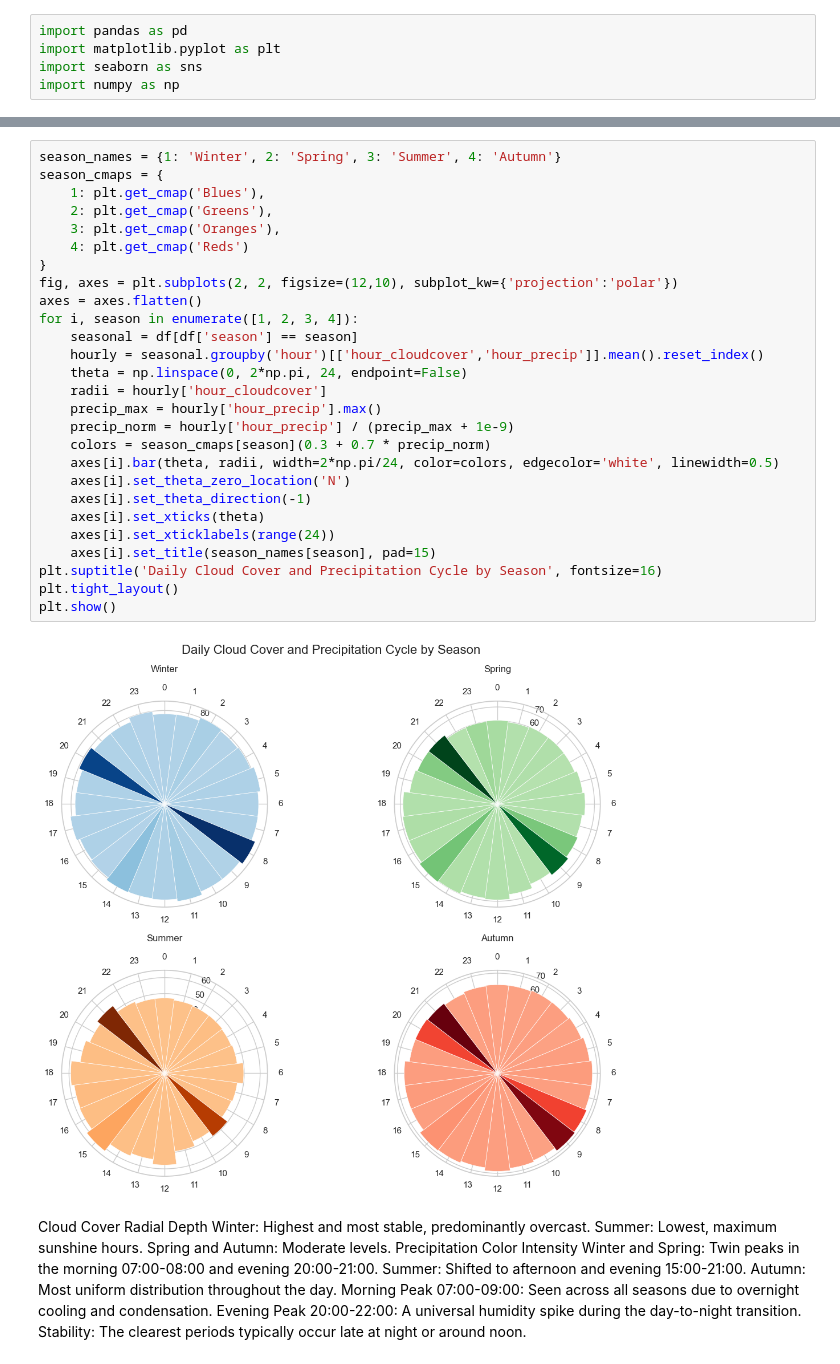
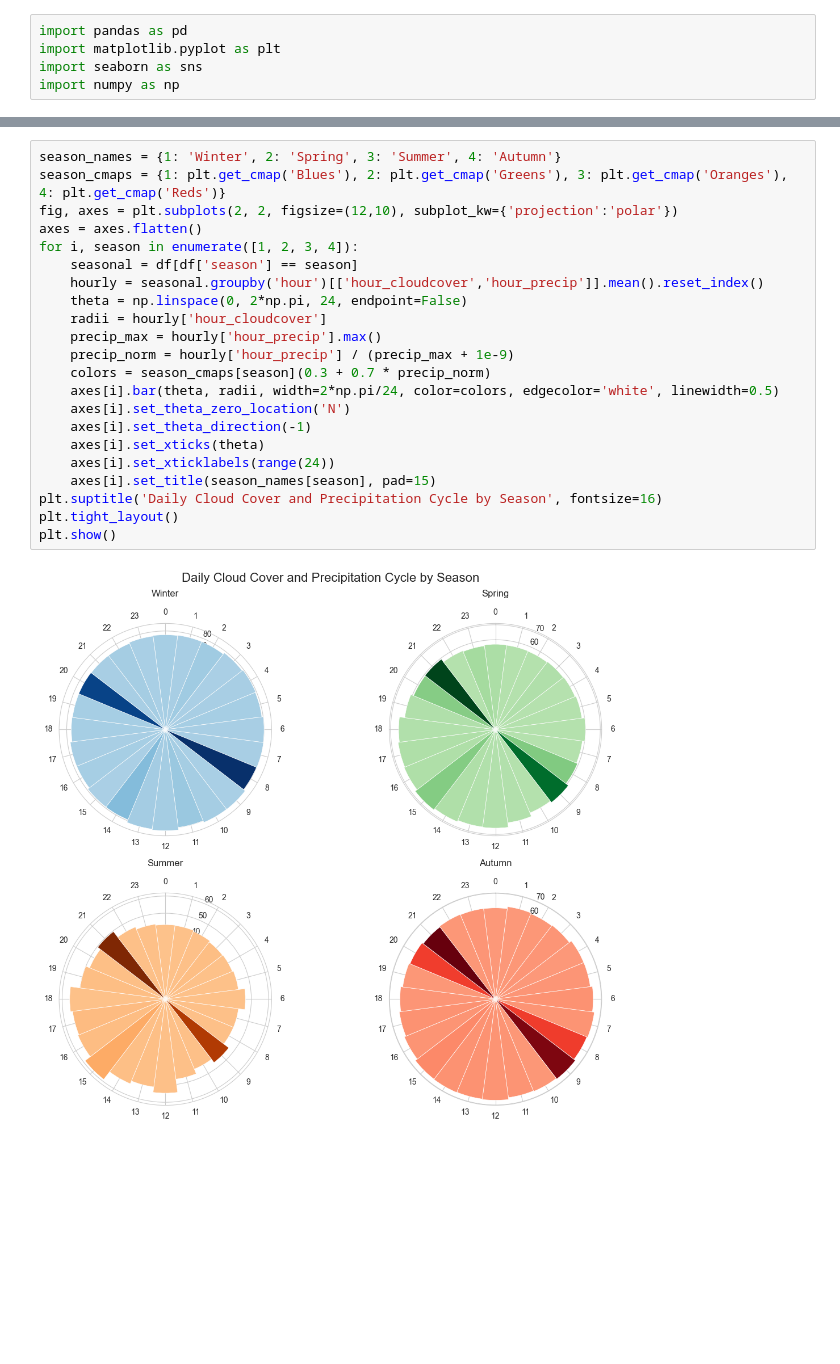
Before and after one commit to abrukhanska/alarm_prediction, a Jupyter notebook: analysis/eda_weather.ipynb, the cells around one changed output, grey strips where cells are left out. Saved outputs shown, nothing was run; the diff lists cells and outputs as text; blank space fills up the shorter version.

```diff
--- a/analysis/eda_weather.ipynb
+++ b/analysis/eda_weather.ipynb
@@ -134,41 +140,24 @@ Summer: Features the smallest lower tail representing the best overall visibilit
-# %%
-season_names = {1: 'Winter', 2: 'Spring', 3: 'Summer', 4: 'Autumn'}
-season_cmaps = {
-    1: plt.get_cmap('Blues'),
-    2: plt.get_cmap('Greens'),
-    3: plt.get_cmap('Oranges'),
-    4: plt.get_cmap('Reds')
-}
-fig, axes = plt.subplots(2, 2, figsize=(12,10), subplot_kw={'projection':'polar'})
-axes = axes.flatten()
-for i, season in enumerate([1, 2, 3, 4]):
-    seasonal = df[df['season'] == season]
-    hourly = seasonal.groupby('hour')[['hour_cloudcover','hour_precip']].mean().reset_index()
-    theta = np.linspace(0, 2*np.pi, 24, endpoint=False)
-    radii = hourly['hour_cloudcover']
-    precip_max = hourly['hour_precip'].max()
-    precip_norm = hourly['hour_precip'] / (precip_max + 1e-9)
-    colors = season_cmaps[season](0.3 + 0.7 * precip_norm)
-    axes[i].bar(theta, radii, width=2*np.pi/24, color=colors, edgecolor='white', linewidth=0.5)
-    axes[i].set_theta_zero_location('N')
-    axes[i].set_theta_direction(-1)
-    axes[i].set_xticks(theta)
-    axes[i].set_xticklabels(range(24))
-    axes[i].set_title(season_names[season], pad=15)
-plt.suptitle('Daily Cloud Cover and Precipitation Cycle by Season', fontsize=16)
-plt.tight_layout()
-plt.show()
-# %% [output]
-[figure, removed]
-# %% [markdown]
-Cloud Cover Radial Depth
-Winter: Highest and most stable, predominantly overcast.
-Summer: Lowest, maximum sunshine hours.
-Spring and Autumn: Moderate levels.
-Precipitation Color Intensity
-Winter and Spring: Twin peaks in the morning 07:00-08:00 and evening 20:00-21:00.
-Summer: Shifted to afternoon and evening 15:00-21:00.
-Autumn: Most uniform distribution throughout the day.
-Morning Peak 07:00-09:00: Seen across all seasons due to overnight cooling and condensation.
-Evening Peak 20:00-22:00: A universal humidity spike during the day-to-night transition.
-Stability: The clearest periods typically occur late at night or around noon.
+# %%
+season_names = {1: 'Winter', 2: 'Spring', 3: 'Summer', 4: 'Autumn'}
+season_cmaps = {1: plt.get_cmap('Blues'), 2: plt.get_cmap('Greens'), 3: plt.get_cmap('Oranges'), 4: plt.get_cmap('Reds')}
+fig, axes = plt.subplots(2, 2, figsize=(12,10), subplot_kw={'projection':'polar'})
+axes = axes.flatten()
+for i, season in enumerate([1, 2, 3, 4]):
+    seasonal = df[df['season'] == season]
+    hourly = seasonal.groupby('hour')[['hour_cloudcover','hour_precip']].mean().reset_index()
+    theta = np.linspace(0, 2*np.pi, 24, endpoint=False)
+    radii = hourly['hour_cloudcover']
+    precip_max = hourly['hour_precip'].max()
+    precip_norm = hourly['hour_precip'] / (precip_max + 1e-9)
+    colors = season_cmaps[season](0.3 + 0.7 * precip_norm)
+    axes[i].bar(theta, radii, width=2*np.pi/24, color=colors, edgecolor='white', linewidth=0.5)
+    axes[i].set_theta_zero_location('N')
+    axes[i].set_theta_direction(-1)
+    axes[i].set_xticks(theta)
+    axes[i].set_xticklabels(range(24))
+    axes[i].set_title(season_names[season], pad=15)
+plt.suptitle('Daily Cloud Cover and Precipitation Cycle by Season', fontsize=16)
+plt.tight_layout()
+plt.show()
+# %% [output]
+[figure, added]
```
Also changed, not shown: parts of 37 cells of this notebook, 1 other file.
